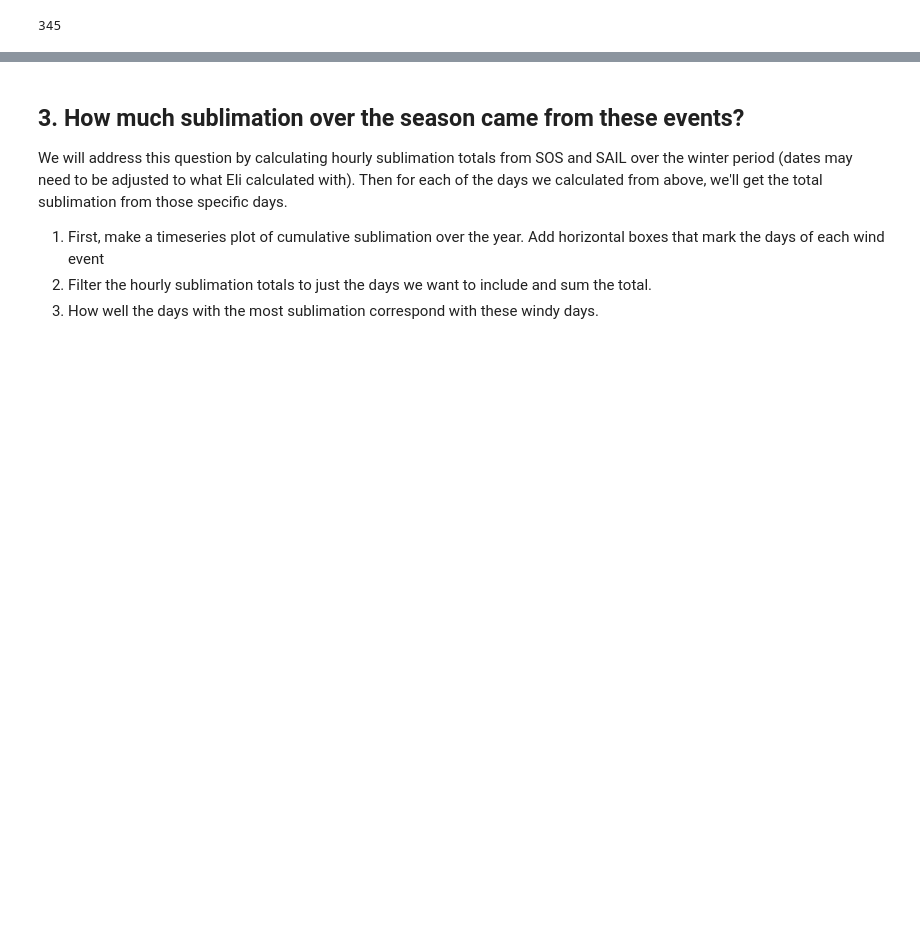
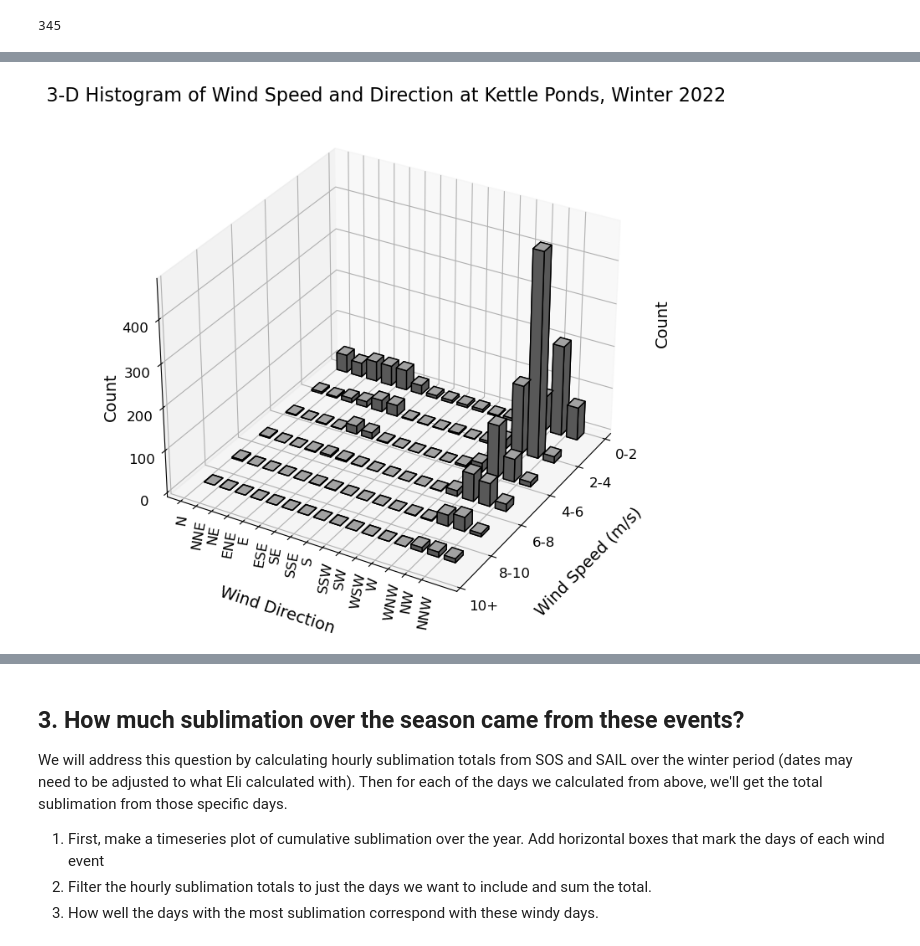
Before and after one commit to dlhogan97/Synoptic-Sublimation, a Jupyter notebook: 02_analysis/data_exploration/03_winter_21_23_SAIL_wind_events.ipynb, the cells around one changed output, grey strips where cells are left out. Cells and saved outputs as stored; diff of their text form; code cells hidden in the pictures; blank space fills up the shorter version.

Commit message:
Looking at precipitation and wind speed

```diff
--- a/02_analysis/data_exploration/03_winter_21_23_SAIL_wind_events.ipynb
+++ b/02_analysis/data_exploration/03_winter_21_23_SAIL_wind_events.ipynb
@@ -227,6 +224,10 @@ w23_sail_met = xr.open_dataset(w23_data_loc_dict['met'])
 # convert to local time
 w22_sail_met_local = w22_sail_met.assign_coords(time=pd.to_datetime(w22_sail_met.time, utc=True).tz_convert('America/Denver').tz_localize(None).sort_values())
 w23_sail_met_local = w23_sail_met.assign_coords(time=pd.to_datetime(w23_sail_met.time, utc=True).tz_convert('America/Denver').tz_localize(None).sort_values())
+
+# convert to local time
+w22_sail_kettle_ponds_local = w22_sail_kettle_ponds.assign_coords(time=pd.to_datetime(w22_sail_kettle_ponds.time, utc=True).tz_convert('America/Denver').tz_localize(None).sort_values())
+w23_sail_kettle_ponds_local = w23_sail_kettle_ponds.assign_coords(time=pd.to_datetime(w23_sail_kettle_ponds.time, utc=True).tz_convert('America/Denver').tz_localize(None).sort_values())
 # %%
 # let's build a function to qc all the data quickly
 VARIABLES = ['atmos_pressure','temp_mean', 'rh_mean','vapor_pressure_mean','wspd_arith_mean','wdir_vec_mean']
@@ -276,0 +262,6 @@ wdir_vec_mean has 0 nan values
+# %%
+w22_sail_met_qc_ds = qc_sail_met(w22_sail_met_local, VARIABLES, 'temp_mean', 'rh_mean', 'wspd_arith_mean', 'vapor_pressure_mean')
+w23_sail_met_qc_ds = qc_sail_met(w23_sail_met_local, VARIABLES, 'temp_mean', 'rh_mean', 'wspd_arith_mean', 'vapor_pressure_mean')
+# QC the kettle ponds data as well.
+w23_sail_met_kp_qc_ds = qc_sail_met(w23_sail_kettle_ponds_local, VARIABLES_KP, 'mean_t', 'mean_q', 'wind_spd', 'mean_q')
+w22_sail_met_kp_qc_ds = qc_sail_met(w22_sail_kettle_ponds_local, VARIABLES_KP, 'mean_t', 'mean_q', 'wind_spd', 'mean_q')
@@ -456,0 +462,4 @@ Data variables:
+# %%
+# filter to the winter days only between December 1 and March 31
+w22_sail_met_qc_ds_1H = w22_sail_met_qc_ds_1H.sel(time=slice('2021-12-01','2022-03-31'))
+w23_sail_met_qc_ds_1H = w23_sail_met_qc_ds_1H.sel(time=slice('2022-12-01','2023-03-31'))
@@ -459,0 +495,4 @@ w23_sail_met_windy = w23_sail_met_qc_ds_30min.where(w23_sail_met_qc_ds_30min.tim
+# %%
+# filter to the winter days only between December 1 and March 31
+w22_sail_met_kp_qc_ds_1H = w22_sail_met_kp_qc_ds_1H.sel(time=slice('2021-12-01','2022-03-31'))
+w23_sail_met_kp_qc_ds_1H = w23_sail_met_kp_qc_ds_1H.sel(time=slice('2022-12-01','2023-03-31'))
@@ -664,0 +810,68 @@ The default of observed=False is deprecated and will be changed to True in a fut
+# %%
+location = 'kp'
+if location=='kp':
+    ds = w22_sail_met_kp_qc_ds_1H
+    wspd_var = 'wind_spd'
+    wdir_var = 'wind_dir'
+    temp_var = 'mean_t'
+    title = 'Kettle Ponds'
+elif location=='gothic':
+    ds = w22_sail_met_qc_ds_1H
+    wspd_var = 'wspd_arith_mean'
+    wdir_var = 'wdir_vec_mean'
+    temp_var = 'temp_mean'
+    title = 'Gothic'
+df_to_use = ds.to_dataframe()
+timestep=1
+
+df_test = df_to_use[[wspd_var, wdir_var, temp_var]]
+# create a 3d histogram in matplotlib to show the relationship between wind speed, wind direction, and total sublimation
+# To generate some test data
+xAmplitudes = df_test[wspd_var]#your data here
+yAmplitudes = df_test[wdir_var]#your other data here
+
+
+fig = plt.figure(figsize=(8,8))
+ax = fig.add_subplot(111, projection='3d')
+hist, xedges, yedges = np.histogram2d(xAmplitudes, yAmplitudes, bins=[6,16], range=[[0, 10], [0, 360]])
+
+# Construct arrays for the anchor positions of the 16 bars.
+xpos, ypos = np.meshgrid(xedges[:-1] + 0.25, yedges[:-1]+6.25, indexing="ij")
+xpos = xpos.ravel()
+ypos = ypos.ravel()
+zpos = 0
+
+# Construct arrays with the dimensions for the 16 bars.
+dx = 0.5*np.ones_like(zpos)
+dy = 15 * np.ones_like(zpos)
+dz = hist.ravel()
+
+ax.bar3d(xpos, ypos, zpos, dx, dy, dz, zsort='max', color='lightgrey', ec='black')
+# rotate the plot
+ax.view_init(30, 30,0)
+# replace y-axis labels with cardinal wind direction lables
+ax.set_yticks([0, 22.5, 45, 67.5, 90, 112.5, 135, 157.5, 180, 202.5, 225, 247.5, 270, 292.5, 315, 337.5])
+ax.set_yticklabels(['N', 'NNE', 'NE', 'ENE', 'E', 'ESE', 'SE', 'SSE', 'S', 'SSW', 'SW', 'WSW', 'W', 'WNW', 'NW', 'NNW'], rotation=80, fontsize=12, ha='left')
+
+ax.set_xticks([0,2,4,6,8,10,])
+ax.set_xticklabels(['0-2','2-4','4-6','6-8','8-10','10+'], rotation=0, fontsize=12, ha='center', va='bottom')
+ax.tick_params(axis='x', pad=10)
+ax.tick_params(axis='y', pad=0)
+# increase tick label size on zaxis
+ax.tick_params(axis='z', labelsize=12)
+# ax.set_zlim(0,40)
+# show z-axis on the right
+ax.zaxis.set_rotate_label(False)
+ax.zaxis.set_label_position('both')
+
+ax.set_zlabel('Count', rotation=90, fontsize=14)
+ax.set_xlabel('Wind Speed (m/s)', fontsize=14)
+ax.set_ylabel('Wind Direction', fontsize=14)
+ax.set_title(f'3-D Histogram of Wind Speed and Direction at {title}, Winter 2022', fontsize=16)
+# pad the x-axis label
+ax.xaxis.labelpad = 20
+ax.yaxis.labelpad = 20
+
+plt.show()
+# %% [output]
+[figure, added]
```
Also changed, not shown: parts of 66 cells of this notebook, 10 other files.
